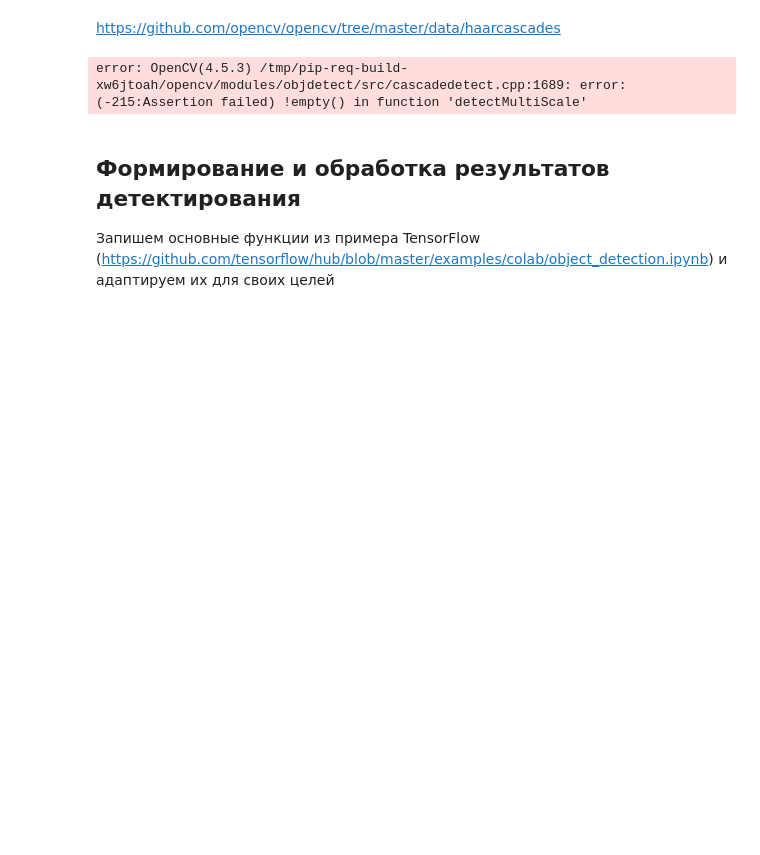
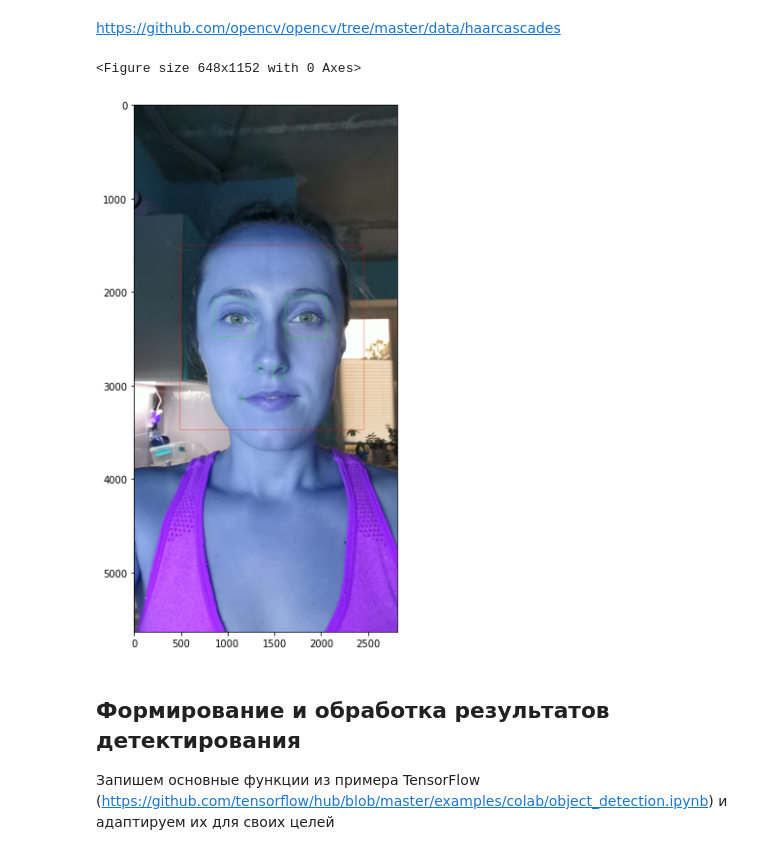
Before and after one commit to myselfadmirer/Neural_networks, a Jupyter notebook: lesson7/lesson7.ipynb, the cells around one changed output. Saved outputs shown, nothing was run; the diff lists cells and outputs as text; code cells hidden in the pictures; blank space fills up the shorter version.

```diff
--- a/lesson7/lesson7.ipynb
+++ b/lesson7/lesson7.ipynb
@@ -114,31 +100,31 @@ plt.show()
 # %% [markdown]
 https://github.com/opencv/opencv/tree/master/data/haarcascades
 # %%
-imf = cv.imread('me.jpg')
+imf = cv.imread('/content/drive/MyDrive/Neural networks/me.jpg')
+plt.figure(figsize=(9,16))
 
-#https://github.com/Itseez/opencv/blob/master/data/haarcascades/haarcascade_frontalface_default.xml
-face_cascade = cv.CascadeClassifier('haarcascade_frontalface_default.xml')
-#https://github.com/Itseez/opencv/blob/master/data/haarcascades/haarcascade_eye.xml
-eye_cascade = cv.CascadeClassifier('haarcascade_eye.xml')
-
+face_cascade = cv.CascadeClassifier(cv.data.haarcascades + 'haarcascade_frontalface_default.xml')
+eye_cascade = cv.CascadeClassifier(cv.data.haarcascades + 'haarcascade_eye.xml')
 
 gray = cv.cvtColor(imf, cv.COLOR_RGB2GRAY)
+# print(gray)
 faces = face_cascade.detectMultiScale(gray, 1.3, 5)
 
 
 for (x,y,w,h) in faces:
      cv.rectangle(imf,(x,y),(x+w,y+h),(255,0,0),2)
      roi_gray = gray[y:y+h, x:x+w]
      roi_color = imf[y:y+h, x:x+w]
 
      eyes = eye_cascade.detectMultiScale(roi_gray)
      for (ex,ey,ew,eh) in eyes:
          cv.rectangle(roi_color,(ex,ey),(ex+ew,ey+eh),(0,255,0),2)
 plt.figure(figsize=(10,10))
 plt.imshow(imf)
 plt.show()
 # %% [output]
-error: OpenCV(4.5.3) /tmp/pip-req-build-xw6jtoah/opencv/modules/objdetect/src/cascadedetect.cpp:1689: error: (-215:Assertion failed) !empty() in function 'detectMultiScale'
+<Figure size 648x1152 with 0 Axes>
+[figure, added]
 # %% [markdown]
 ## **Формирование и обработка результатов детектирования**
 
```
Also changed, not shown: parts of 16 cells of this notebook.
